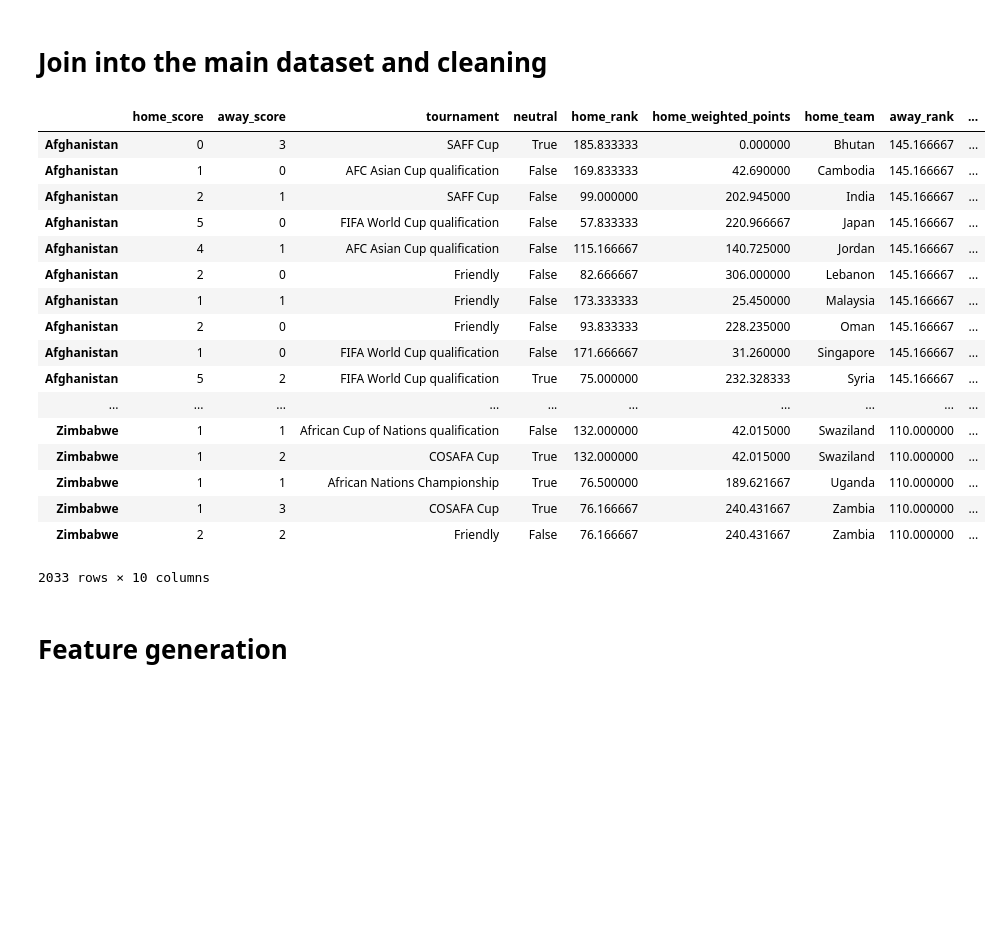
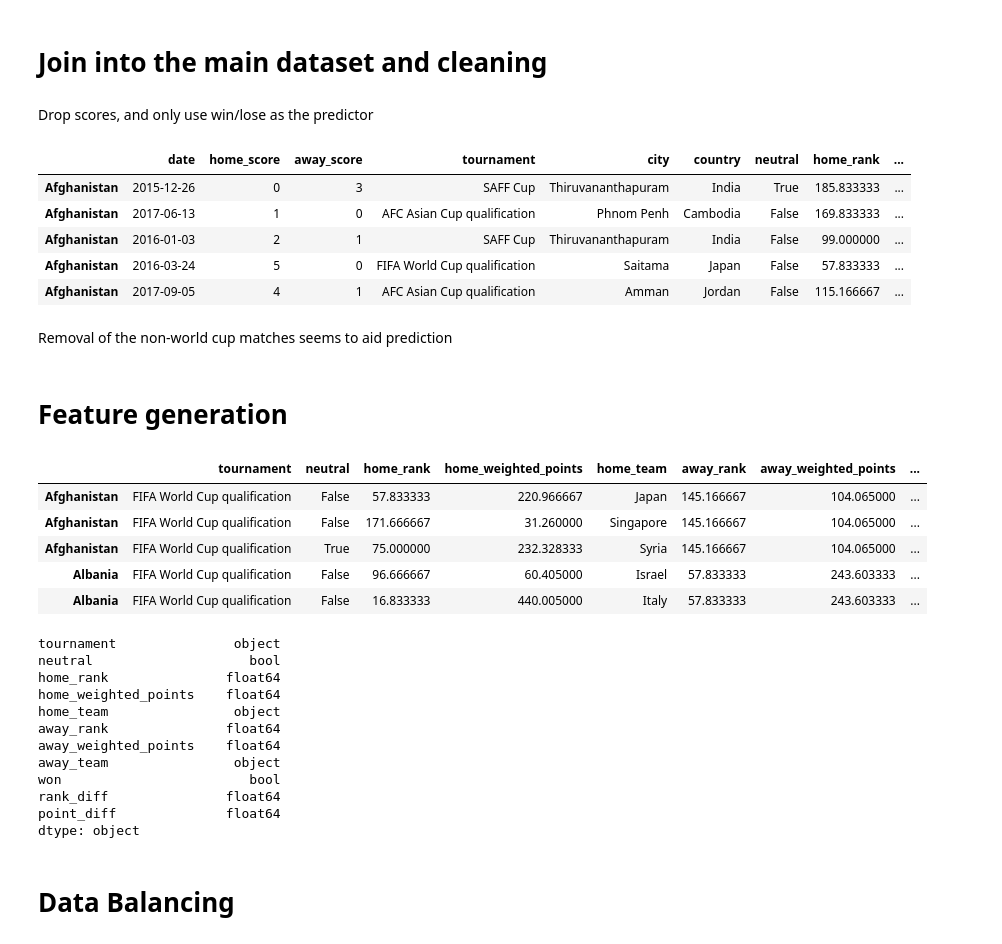
Before and after one commit to lppier/fifa18_final16, a Jupyter notebook: data/exploration.ipynb, the cells around one changed output. Cells and saved outputs as stored; diff of their text form; code cells hidden in the pictures; blank space fills up the shorter version.

```diff
--- a/data/exploration.ipynb
+++ b/data/exploration.ipynb
@@ -48,27 +38,19 @@ df_combined['home_team'] = df_combined.index
 df_combined = df_combined.set_index('away_team').join(df_rankings.set_index('country_full'))
 df_combined.rename(columns={'rank' : 'away_rank', 'cur_year_avg_weighted' : 'away_weighted_points'}, inplace=True)
 df_combined['away_team'] = df_combined.index
-# %%
-df_combined = df_combined.dropna()
-df_combined.drop(['date', 'city', 'country'], axis=1, inplace=True)
+# %% [markdown]
+Drop scores, and only use win/lose as the predictor
+# %%
+df_combined = df_combined.dropna()
+df_combined = df_combined[~df_combined['tournament'].str.contains('Friendly')]
 # %%
-df_combined
+df_combined.head()
 # %% [output]
-|  | home_score | away_score | tournament | neutral | home_rank | home_weighted_points | home_team | away_rank | ... |
-| Afghanistan | 0 | 3 | SAFF Cup | True | 185.833333 | 0.000000 | Bhutan | 145.166667 | ... |
-| Afghanistan | 1 | 0 | AFC Asian Cup qualification | False | 169.833333 | 42.690000 | Cambodia | 145.166667 | ... |
-| Afghanistan | 2 | 1 | SAFF Cup | False | 99.000000 | 202.945000 | India | 145.166667 | ... |
-| Afghanistan | 5 | 0 | FIFA World Cup qualification | False | 57.833333 | 220.966667 | Japan | 145.166667 | ... |
-| Afghanistan | 4 | 1 | AFC Asian Cup qualification | False | 115.166667 | 140.725000 | Jordan | 145.166667 | ... |
-| Afghanistan | 2 | 0 | Friendly | False | 82.666667 | 306.000000 | Lebanon | 145.166667 | ... |
-| Afghanistan | 1 | 1 | Friendly | False | 173.333333 | 25.450000 | Malaysia | 145.166667 | ... |
-| Afghanistan | 2 | 0 | Friendly | False | 93.833333 | 228.235000 | Oman | 145.166667 | ... |
-| Afghanistan | 1 | 0 | FIFA World Cup qualification | False | 171.666667 | 31.260000 | Singapore | 145.166667 | ... |
-| Afghanistan | 5 | 2 | FIFA World Cup qualification | True | 75.000000 | 232.328333 | Syria | 145.166667 | ... |
-| ... | ... | ... | ... | ... | ... | ... | ... | ... | ... |
-| Zimbabwe | 1 | 1 | African Cup of Nations qualification | False | 132.000000 | 42.015000 | Swaziland | 110.000000 | ... |
-| Zimbabwe | 1 | 2 | COSAFA Cup | True | 132.000000 | 42.015000 | Swaziland | 110.000000 | ... |
-| Zimbabwe | 1 | 1 | African Nations Championship | True | 76.500000 | 189.621667 | Uganda | 110.000000 | ... |
-| Zimbabwe | 1 | 3 | COSAFA Cup | True | 76.166667 | 240.431667 | Zambia | 110.000000 | ... |
-| Zimbabwe | 2 | 2 | Friendly | False | 76.166667 | 240.431667 | Zambia | 110.000000 | ... |
+|  | date | home_score | away_score | tournament | city | country | neutral | home_rank | ... |
+| Afghanistan | 2015-12-26 | 0 | 3 | SAFF Cup | Thiruvananthapuram | India | True | 185.833333 | ... |
+| Afghanistan | 2017-06-13 | 1 | 0 | AFC Asian Cup qualification | Phnom Penh | Cambodia | False | 169.833333 | ... |
+| Afghanistan | 2016-01-03 | 2 | 1 | SAFF Cup | Thiruvananthapuram | India | False | 99.000000 | ... |
+| Afghanistan | 2016-03-24 | 5 | 0 | FIFA World Cup qualification | Saitama | Japan | False | 57.833333 | ... |
+| Afghanistan | 2017-09-05 | 4 | 1 | AFC Asian Cup qualification | Amman | Jordan | False | 115.166667 | ... |
-2033 rows × 10 columns
+# %% [markdown]
+Removal of the non-world cup matches seems to aid prediction
@@ -81,3 +66,11 @@ df_combined['won'] = (df_combined['home_score'] - df_combined['away_score']) > 1
 df_combined['rank_diff'] = df_combined['home_rank'] - df_combined['away_rank']
 # %%
 df_combined['point_diff'] = df_combined['home_weighted_points'] - df_combined['away_weighted_points']
+df_combined.head()
+# %% [output]
+|  | tournament | neutral | home_rank | home_weighted_points | home_team | away_rank | away_weighted_points | ... |
+| Afghanistan | FIFA World Cup qualification | False | 57.833333 | 220.966667 | Japan | 145.166667 | 104.065000 | ... |
+| Afghanistan | FIFA World Cup qualification | False | 171.666667 | 31.260000 | Singapore | 145.166667 | 104.065000 | ... |
+| Afghanistan | FIFA World Cup qualification | True | 75.000000 | 232.328333 | Syria | 145.166667 | 104.065000 | ... |
+| Albania | FIFA World Cup qualification | False | 96.666667 | 60.405000 | Israel | 57.833333 | 243.603333 | ... |
+| Albania | FIFA World Cup qualification | False | 16.833333 | 440.005000 | Italy | 57.833333 | 243.603333 | ... |
@@ -85,0 +77,15 @@ df_combined.to_csv('combined.csv')
+# %%
+df_combined.dtypes
+# %% [output]
+tournament               object
+neutral                    bool
+home_rank               float64
+home_weighted_points    float64
+home_team                object
+away_rank               float64
+away_weighted_points    float64
+away_team                object
+won                        bool
+rank_diff               float64
+point_diff              float64
+dtype: object
@@ -85,0 +94,2 @@ df_combined.to_csv('combined.csv')
+# %% [markdown]
+# Data Balancing
```
Also changed, not shown: parts of 19 cells of this notebook.
